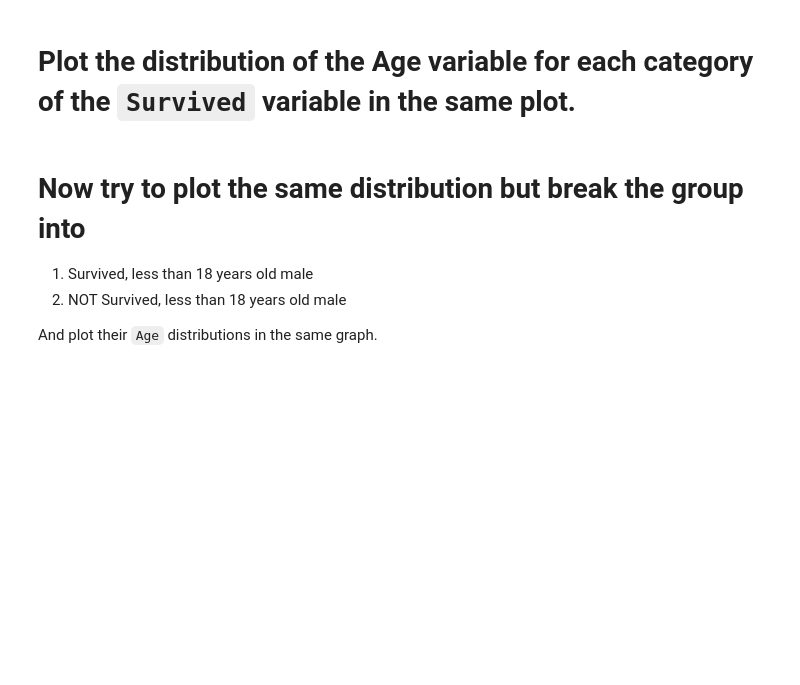
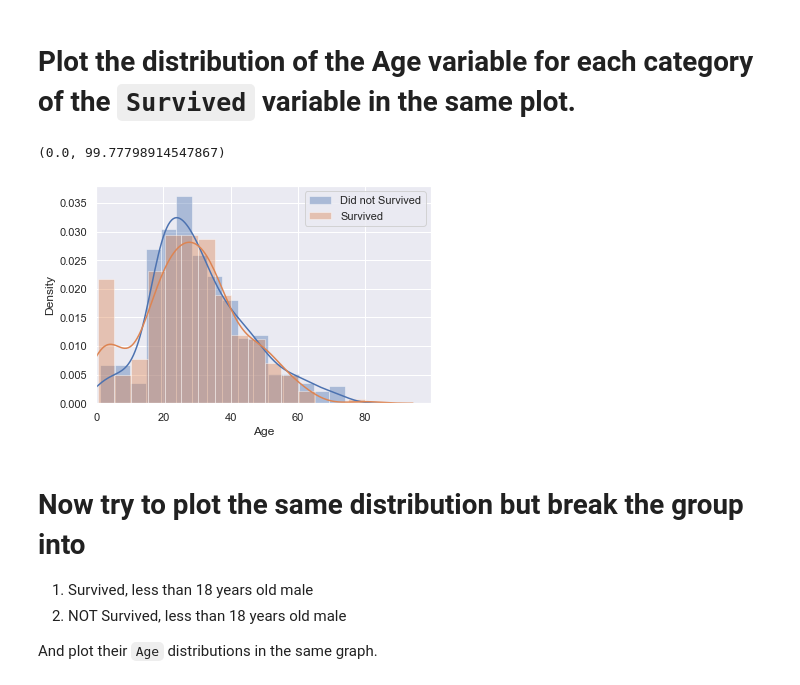
Before and after one commit to Marcio-Marchiori/Labs_Python, a Jupyter notebook: Lab_titanic/titanic-exploration-lab.ipynb, the cells around one changed output. Drawn from its saved outputs; the diff is of its cells as text; code cells hidden in the pictures; blank space fills up the shorter version.

```diff
--- a/Lab_titanic/titanic-exploration-lab.ipynb
+++ b/Lab_titanic/titanic-exploration-lab.ipynb
@@ -92,3 +189,13 @@ Do you think age is linearly related to the variable Survived? Do you think this
+# %%
+# your code here
+#sns.set_theme(style="darkgrid")
+sns.distplot(titanic.Age[titanic['Survived']==0],label='Did not Survived')
+sns.distplot(titanic.Age[titanic['Survived']==1],label='Survived')
+plt.legend()
+plt.xlim(0)
+# %% [output]
+(0.0, 99.77798914547867)
+[figure, added]
 # %% [markdown]
 # Now try to plot the same distribution but break the group into
 1. Survived, less than 18 years old male
```
Also changed, not shown: parts of 29 cells of this notebook.
